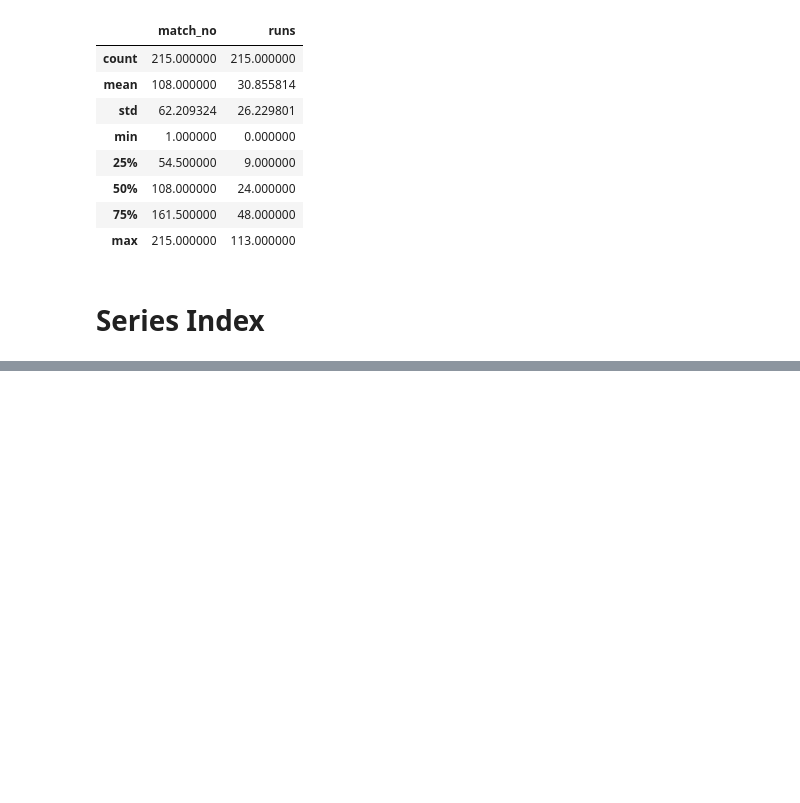
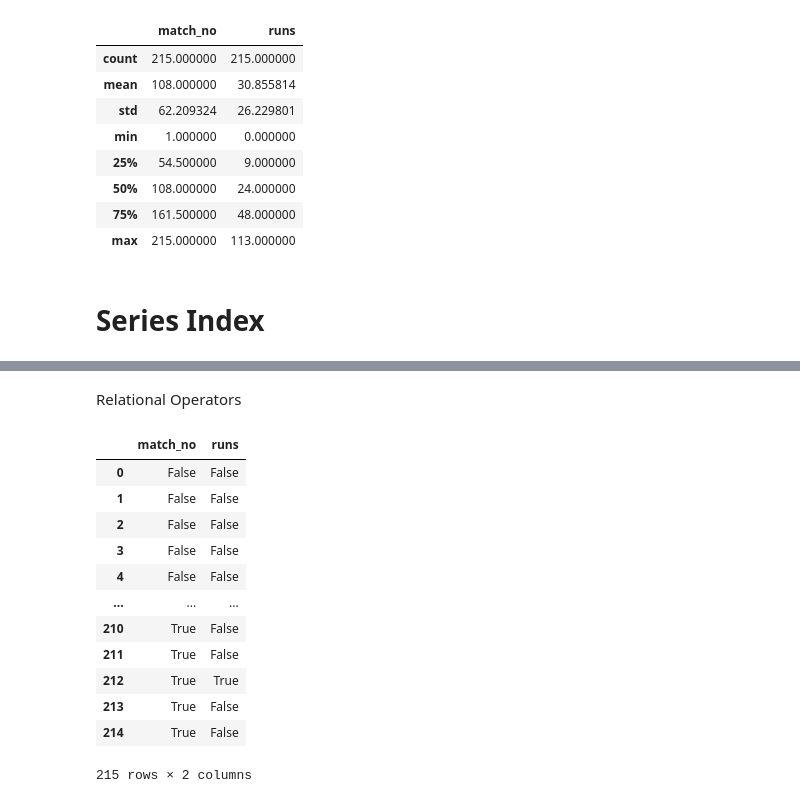
Before and after one commit to Suraj-kumar121K/PANDAS-CURSE, a Jupyter notebook: Pandas_Caurse/Data_Structure/Series/01_Series.ipynb, the cells around one changed output, grey strips where cells are left out. Drawn from its saved outputs; the diff is of its cells as text; code cells hidden in the pictures; blank space fills up the shorter version.

```diff
--- a/Pandas_Caurse/Data_Structure/Series/01_Series.ipynb
+++ b/Pandas_Caurse/Data_Structure/Series/01_Series.ipynb
@@ -334,0 +516,18 @@ kohli.describe()
+# %% [markdown]
+Relational Operators
+# %%
+kohli >= 50
+# %% [output]
+|  | match_no | runs |
+| 0 | False | False |
+| 1 | False | False |
+| 2 | False | False |
+| 3 | False | False |
+| 4 | False | False |
+| ... | ... | ... |
+| 210 | True | False |
+| 211 | True | False |
+| 212 | True | True |
+| 213 | True | False |
+| 214 | True | False |
+215 rows × 2 columns
```
Also changed, not shown: parts of 37 cells of this notebook.
